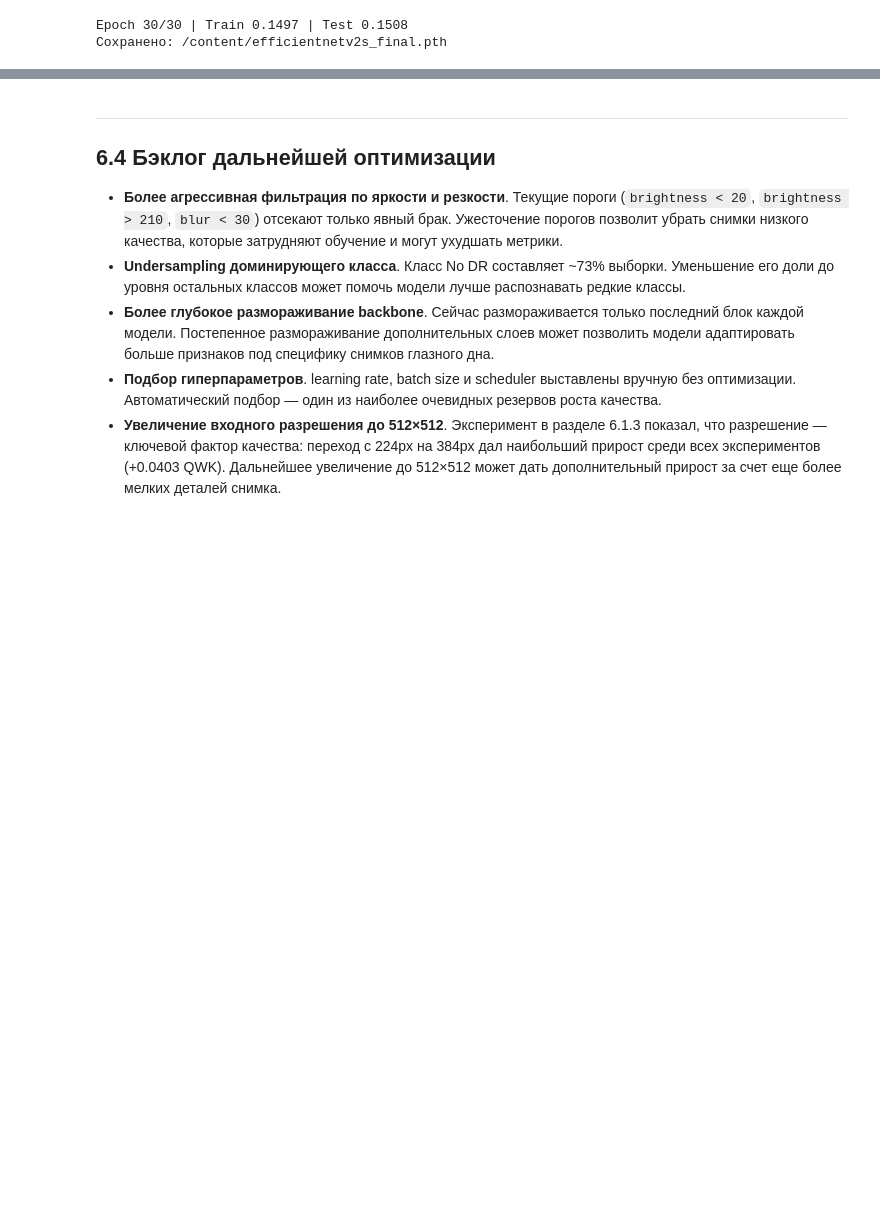
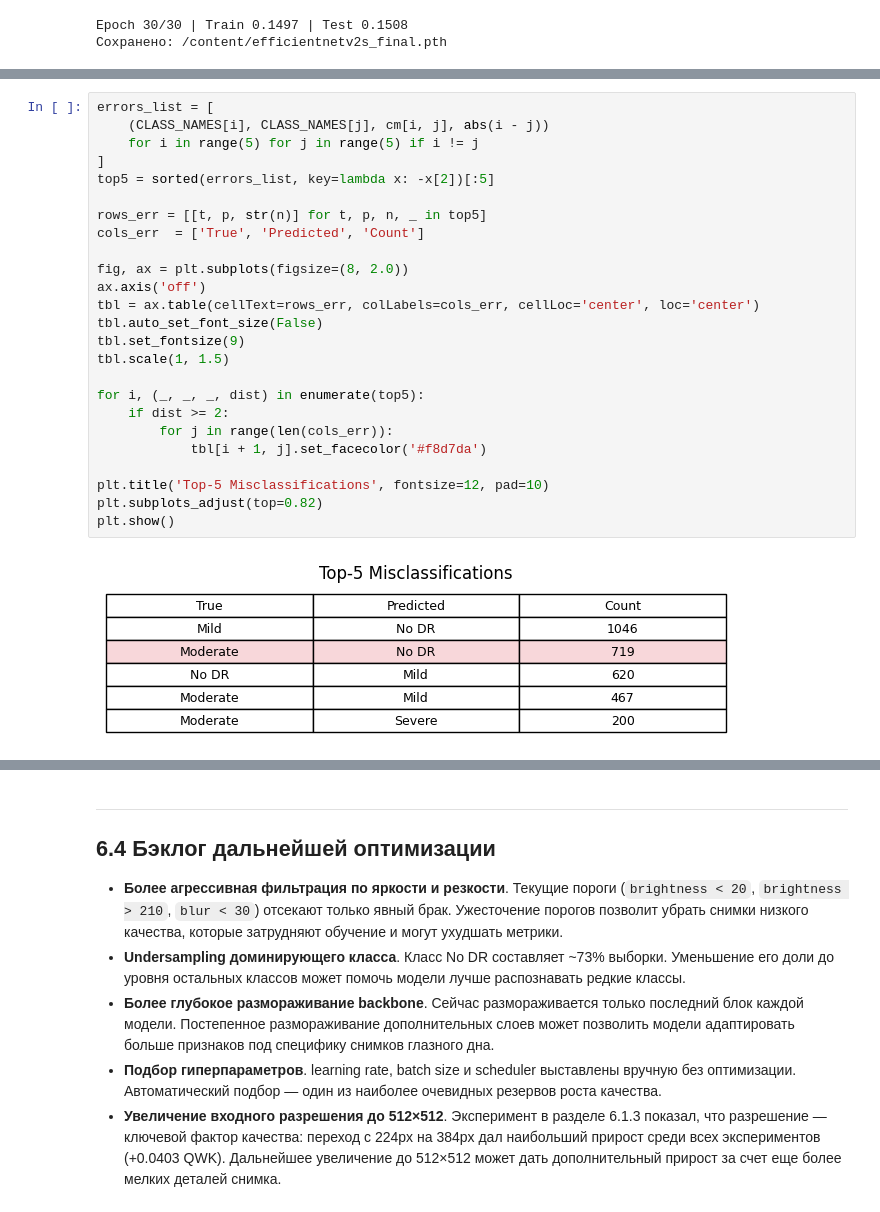
Before and after one commit to sskrkss/eye-ai, a Jupyter notebook: Lesson6.ipynb, the cells around one changed output, grey strips where cells are left out. Saved outputs shown, nothing was run; the diff lists cells and outputs as text; blank space fills up the shorter version.

```diff
--- a/Lesson6.ipynb
+++ b/Lesson6.ipynb
@@ -774,0 +844,27 @@ show_metrics_table(
+# %%
+errors_list = [
+    (CLASS_NAMES[i], CLASS_NAMES[j], cm[i, j], abs(i - j))
+    for i in range(5) for j in range(5) if i != j
+]
+top5 = sorted(errors_list, key=lambda x: -x[2])[:5]
+
+rows_err = [[t, p, str(n)] for t, p, n, _ in top5]
+cols_err  = ['True', 'Predicted', 'Count']
+
+fig, ax = plt.subplots(figsize=(8, 2.0))
+ax.axis('off')
+tbl = ax.table(cellText=rows_err, colLabels=cols_err, cellLoc='center', loc='center')
+tbl.auto_set_font_size(False)
+tbl.set_fontsize(9)
+tbl.scale(1, 1.5)
+
+for i, (_, _, _, dist) in enumerate(top5):
+    if dist >= 2:
+        for j in range(len(cols_err)):
+            tbl[i + 1, j].set_facecolor('#f8d7da')
+
+plt.title('Top-5 Misclassifications', fontsize=12, pad=10)
+plt.subplots_adjust(top=0.82)
+plt.show()
+# %% [output]
+[figure, added]
```
Also changed, not shown: parts of 22 cells of this notebook, 17 other files.
